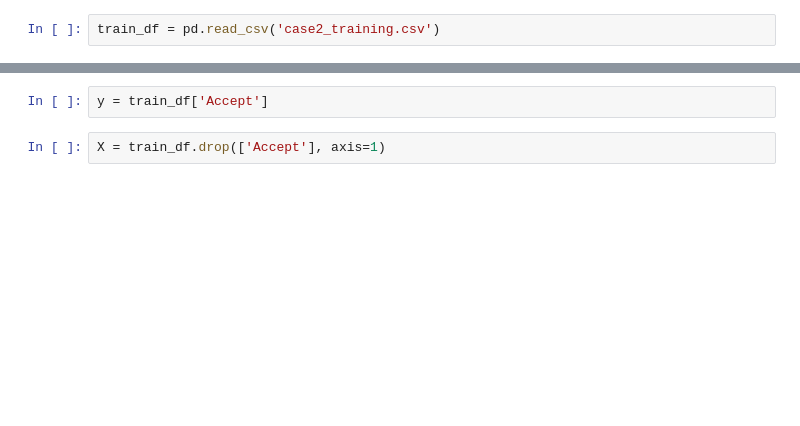
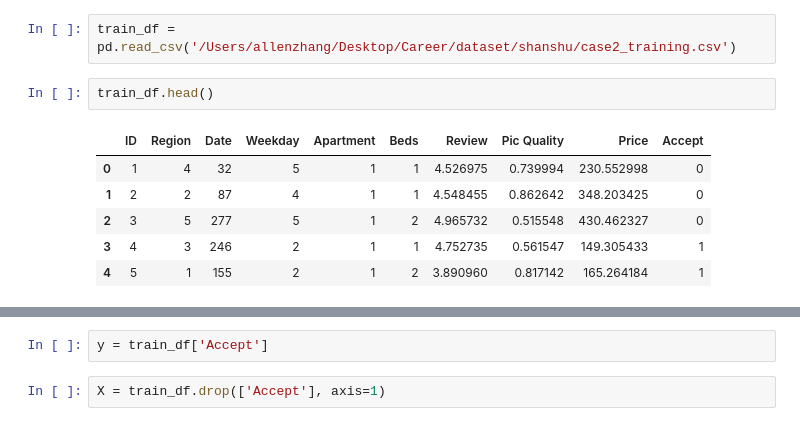
Before and after one commit to allenzdd/Exercise, a Jupyter notebook: Shanshu Interview/version1.ipynb, the cells around one changed output, grey strips where cells are left out. Drawn from its saved outputs; the diff is of its cells as text; blank space fills up the shorter version.

```diff
--- a/Shanshu Interview/version1.ipynb
+++ b/Shanshu Interview/version1.ipynb
@@ -4,2 +8,11 @@ import numpy as np
 # %%
-train_df = pd.read_csv('case2_training.csv')
+train_df = pd.read_csv('/Users/allenzhang/Desktop/Career/dataset/shanshu/case2_training.csv')
+# %%
+train_df.head()
+# %% [output]
+|  | ID | Region | Date | Weekday | Apartment | Beds | Review | Pic Quality | Price | Accept |
+| 0 | 1 | 4 | 32 | 5 | 1 | 1 | 4.526975 | 0.739994 | 230.552998 | 0 |
+| 1 | 2 | 2 | 87 | 4 | 1 | 1 | 4.548455 | 0.862642 | 348.203425 | 0 |
+| 2 | 3 | 5 | 277 | 5 | 1 | 2 | 4.965732 | 0.515548 | 430.462327 | 0 |
+| 3 | 4 | 3 | 246 | 2 | 1 | 1 | 4.752735 | 0.561547 | 149.305433 | 1 |
+| 4 | 5 | 1 | 155 | 2 | 1 | 2 | 3.890960 | 0.817142 | 165.264184 | 1 |
```
Also changed, not shown: parts of 12 cells of this notebook.
